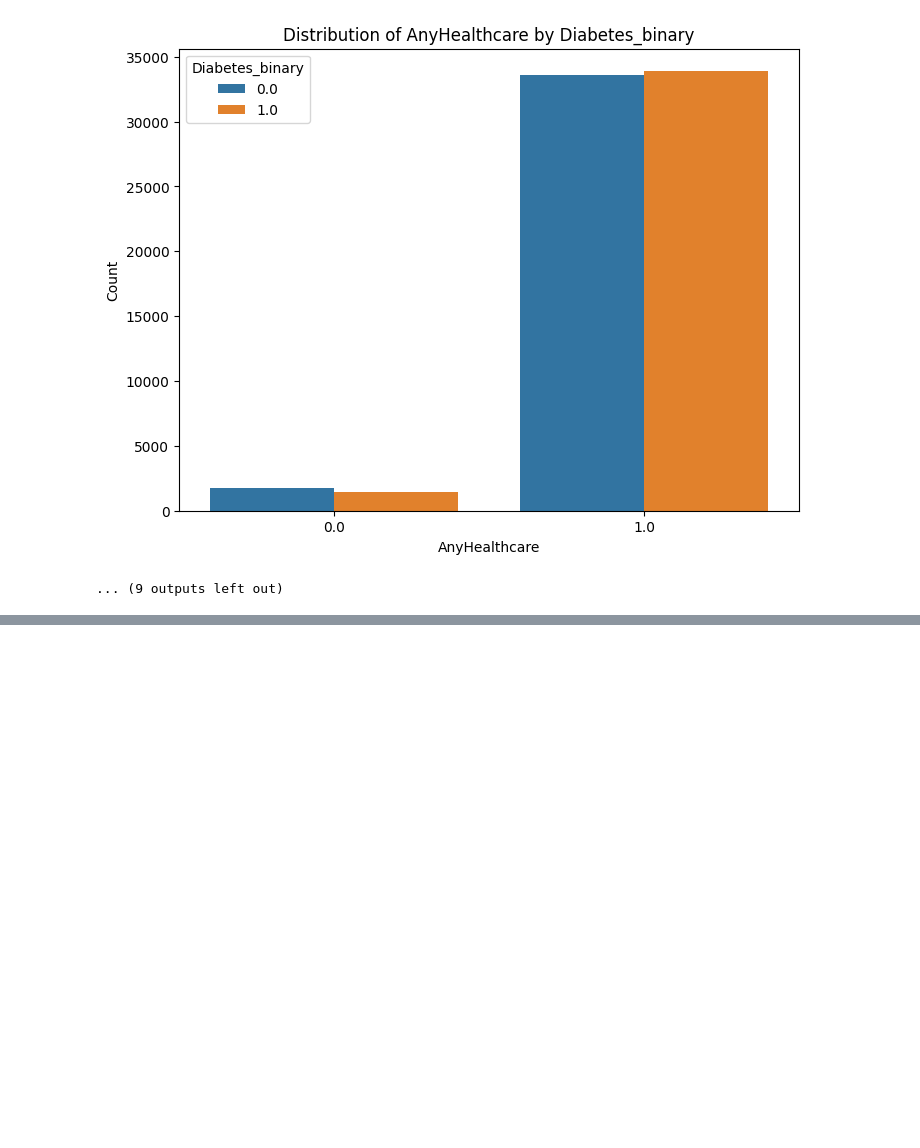
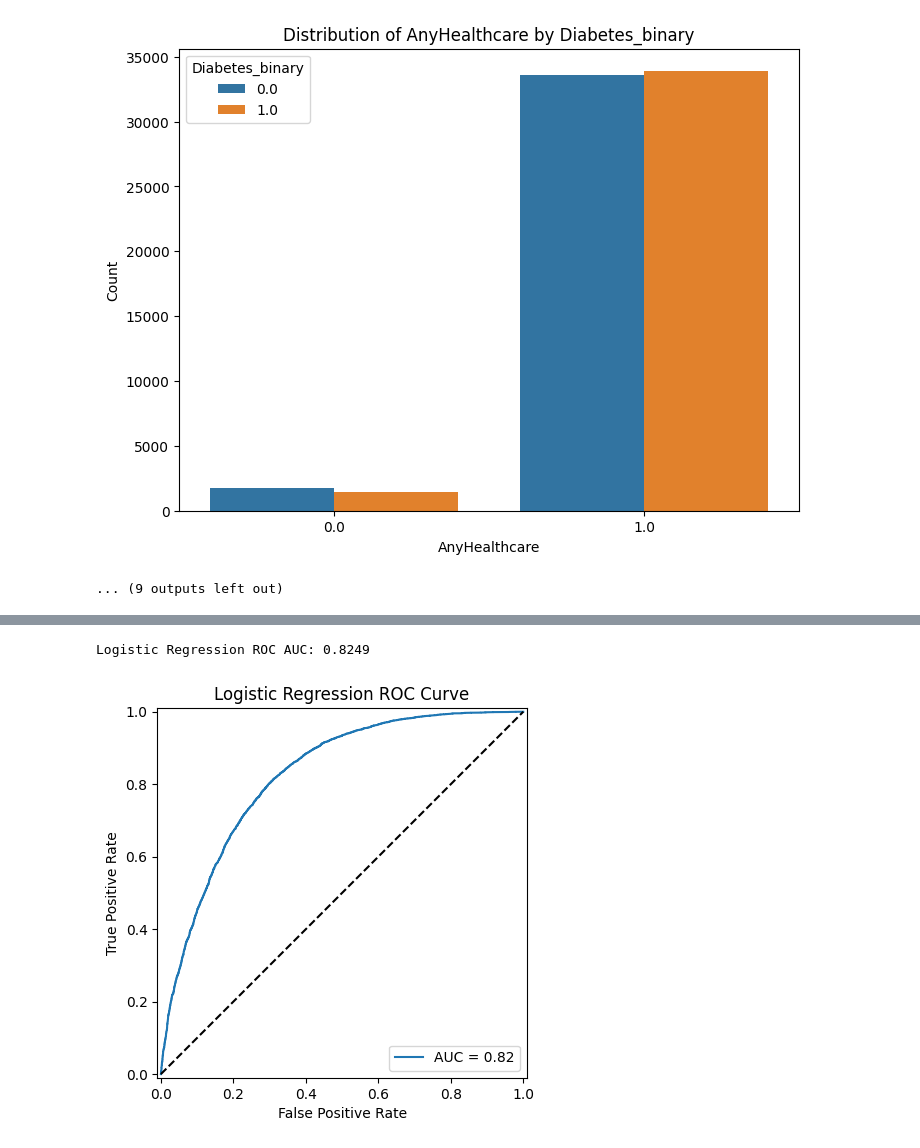
Before and after one commit to faloabdo/AI4ALL-Project, a Jupyter notebook: draft4.ipynb, the cells around one changed output, grey strips where cells are left out. Cells and saved outputs as stored; diff of their text form; code cells hidden in the pictures; blank space fills up the shorter version.

```diff
--- a/draft4.ipynb
+++ b/draft4.ipynb
@@ -299,3 +355,23 @@ for col in df_diabetes.columns:
+# %%
+from sklearn.metrics import roc_curve, roc_auc_score, RocCurveDisplay
+import matplotlib.pyplot as plt
+
+y_pred_proba_lr = lr_model.predict_proba(X_test)[:, 1]
+
+
+lr_roc_auc = roc_auc_score(y_test, y_pred_proba_lr)
+print(f"Logistic Regression ROC AUC: {lr_roc_auc:.4f}")
+
+# ROC curve
+fpr, tpr, thresholds = roc_curve(y_test, y_pred_proba_lr)
+roc_display = RocCurveDisplay(fpr=fpr, tpr=tpr, roc_auc=lr_roc_auc)
+roc_display.plot()
+plt.title('Logistic Regression ROC Curve')
+plt.plot([0, 1], [0, 1], 'k--')  # Diagonal line for random classifier
+plt.show()
+# %% [output]
+Logistic Regression ROC AUC: 0.8249
+[figure, added]
 # %%
 from sklearn.model_selection import train_test_split
 from sklearn.preprocessing import StandardScaler
```
Also changed, not shown: parts of 9 cells of this notebook.
